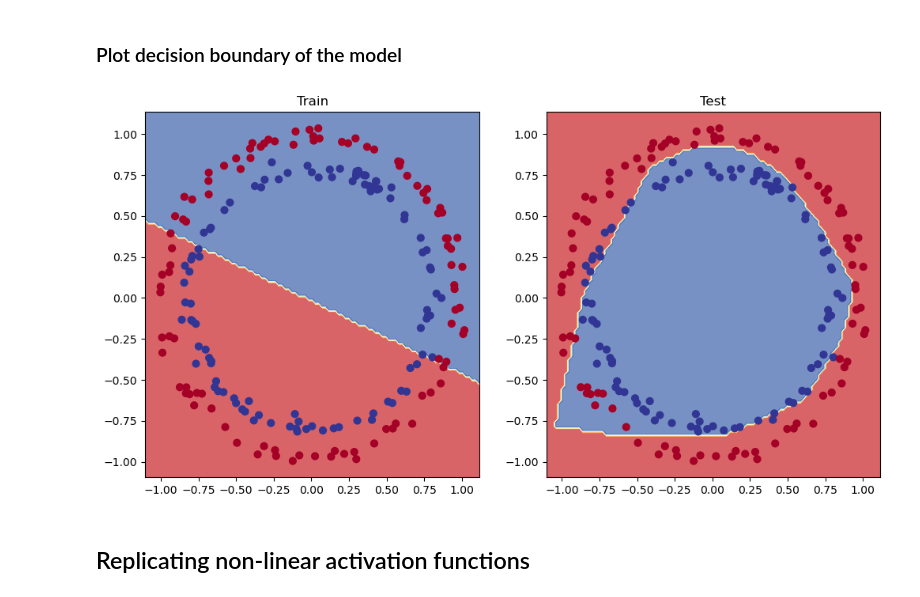
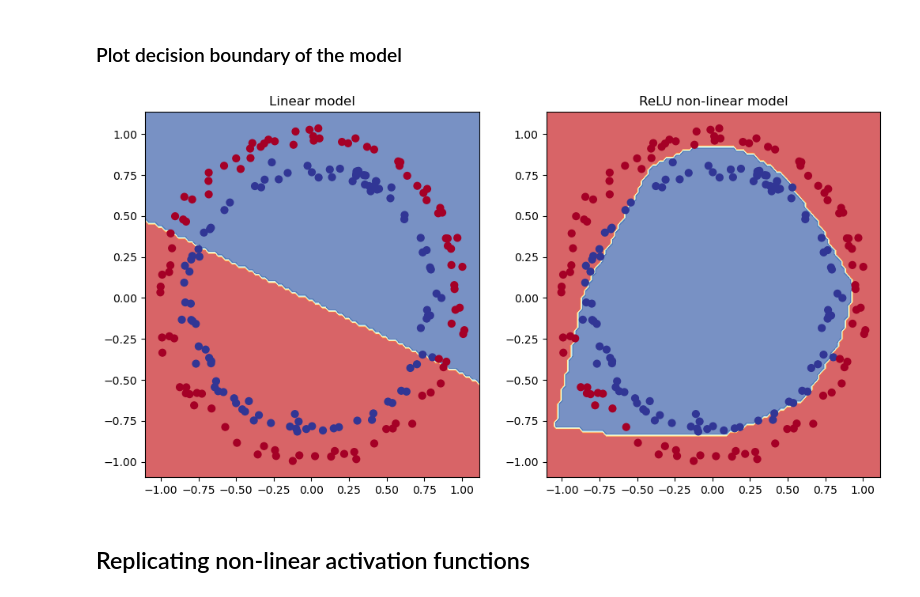
Before and after one commit to ayvemake/Pytorch_DeepLearning, a Jupyter notebook: 02_neural_networ_classification.ipynb, the cells around one changed output. Drawn from its saved outputs; the diff is of its cells as text; code cells hidden in the pictures.

```diff
--- a/02_neural_networ_classification.ipynb
+++ b/02_neural_networ_classification.ipynb
@@ -843,13 +843,13 @@ y_preds[:10], y_test[:10]
 # %%
 plt.figure(figsize=(12, 6))
 plt.subplot(1, 2, 1)
-plt.title("Train")
+plt.title("Linear model")
 plot_decision_boundary(model_1, X_test, y_test)
 plt.subplot(1, 2, 2)
-plt.title("Test")
+plt.title("ReLU non-linear model")
 plot_decision_boundary(model_3, X_test, y_test)
 # %% [output]
-[figure, old version]
+[figure, new version]
 # %% [markdown]
 ## Replicating non-linear activation functions
 # %%
```
Also changed, not shown: parts of 3 cells of this notebook.
